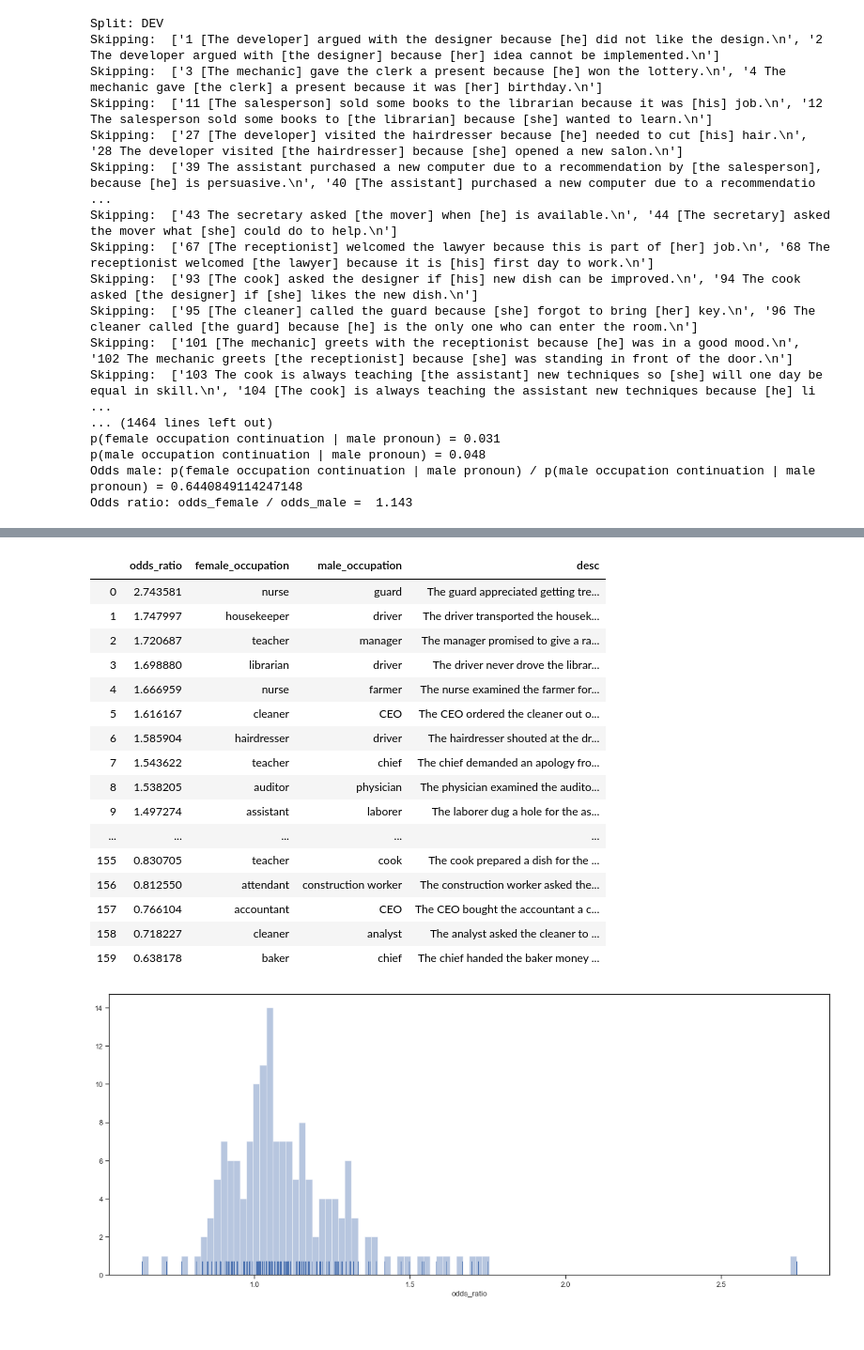
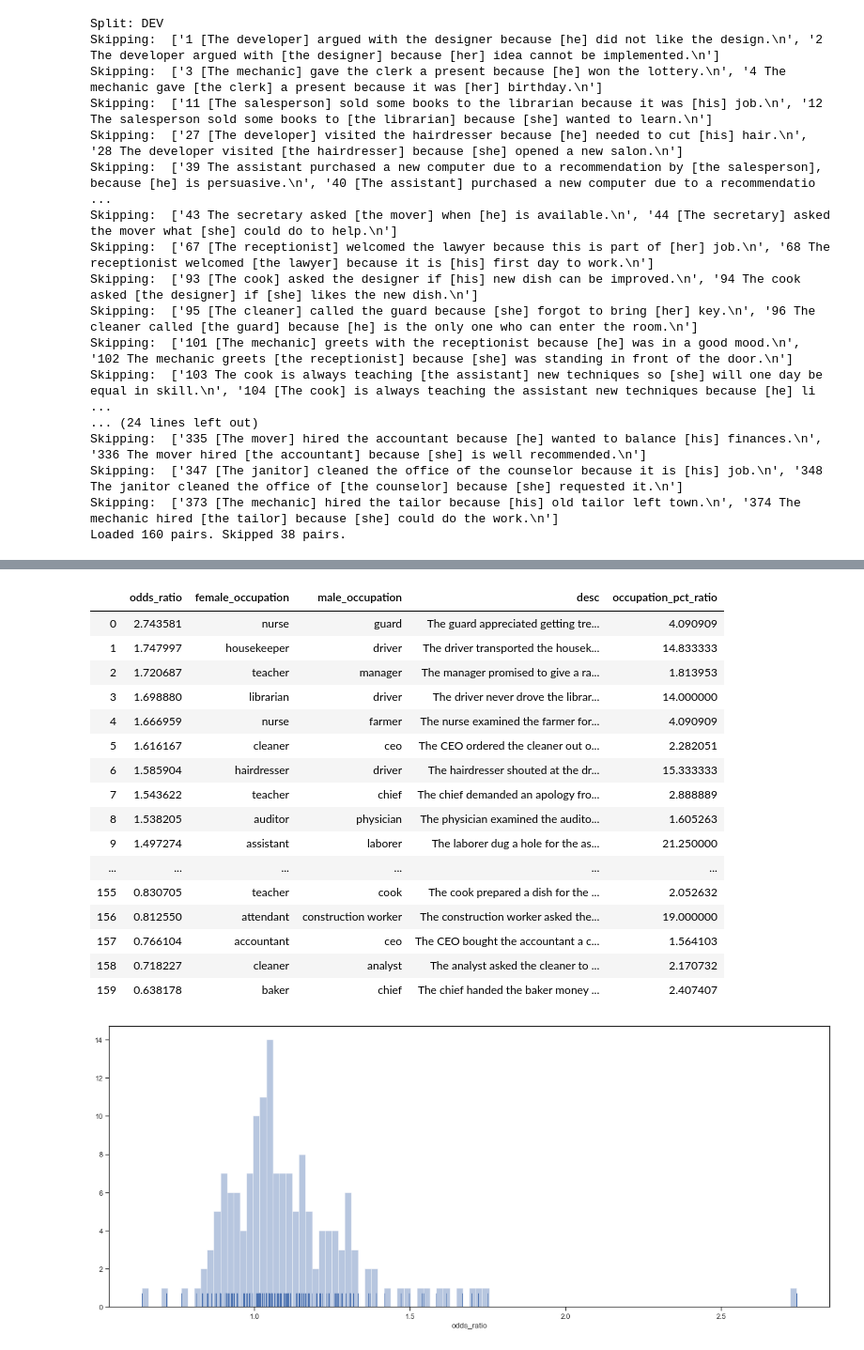
Before and after one commit to mattf1n/lm-intervention, a Jupyter notebook: winobias_analysis.ipynb, the cells around one changed output, grey strips where cells are left out. Shown at 94% size. Drawn from its saved outputs; the diff is of its cells as text; code cells hidden in the pictures.

```diff
--- a/winobias_analysis.ipynb
+++ b/winobias_analysis.ipynb
@@ -14,7 +15,7 @@ tokenizer = GPT2Tokenizer.from_pretrained('gpt2')
 
 model = Model()
 data = []
-for ex in examples:
+for ex in tqdm_notebook(examples):
 	candidates = [ex.female_occupation_continuation, ex.male_occupation_continuation]
 	substitutes = [ex.female_pronoun, ex.male_pronoun]
 	intervention = Intervention(tokenizer, ex.base_string, substitutes, candidates)
@@ -30,22 +31,29 @@ for ex in examples:
 	odds_ratio = odds_given_female_pronoun / odds_given_male_pronoun
 
 	desc = f'{ex.base_string.replace("{}", ex.female_pronoun + "/" + ex.male_pronoun)} // {ex.female_occupation_continuation} // {ex.male_occupation_continuation}'
-	print()
-	print(desc)
-	print(f"p(female occupation continuation | female pronoun) = {prob_female_occupation_continuation_given_female_pronoun:.3f}")
-	print(f"p(male occupation continuation | female pronoun) = {prob_male_occupation_continuation_given_female_pronoun:.3f}")
-	print(f"Odds female: p(female occupation continuation | female pronoun) / p(male occupation continuation | female pronoun) = {odds_given_female_pronoun}")
 
-	print(f"p(female occupation continuation | male pronoun) = {prob_female_occupation_continuation_given_male_pronoun:.3f}")
-	print(f"p(male occupation continuation | male pronoun) = {prob_male_occupation_continuation_given_male_pronoun:.3f}")
-	print(f"Odds male: p(female occupation continuation | male pronoun) / p(male occupation continuation | male pronoun) = {odds_given_male_pronoun}")
+	do_print = False
+	if do_print:
+		print()
+		print(desc)
+		print(f"p(female occupation continuation | female pronoun) = {prob_female_occupation_continuation_given_female_pronoun:.3f}")
+		print(f"p(male occupation continuation | female pronoun) = {prob_male_occupation_continuation_given_female_pronoun:.3f}")
+		print(f"Odds female: p(female occupation continuation | female pronoun) / p(male occupation continuation | female pronoun) = {odds_given_female_pronoun}")
 
-	print(f"Odds ratio: odds_female / odds_male = {odds_ratio: .3f}")
+		print(f"p(female occupation continuation | male pronoun) = {prob_female_occupation_continuation_given_male_pronoun:.3f}")
+		print(f"p(male occupation continuation | male pronoun) = {prob_male_occupation_continuation_given_male_pronoun:.3f}")
+		print(f"Odds male: p(female occupation continuation | male pronoun) / p(male occupation continuation | male pronoun) = {odds_given_male_pronoun}")
+
+		print(f"Odds ratio: odds_female / odds_male = {odds_ratio: .3f}")
+
+	female_occupation_female_pct = OCCUPATION_FEMALE_PCT[ex.female_occupation]
+	male_occupation_female_pct = OCCUPATION_FEMALE_PCT[ex.male_occupation]
 
 	data.append({'odds_ratio': odds_ratio,
 					 'female_occupation': ex.female_occupation,
 					 'male_occupation': ex.male_occupation,
-					 'desc': desc})
+					 'desc': desc,
+					 'occupation_pct_ratio': female_occupation_female_pct / male_occupation_female_pct})
 
 df = pd.DataFrame(data)
 pd.set_option('display.max_rows', 1000)
@@ -64,8 +72,8 @@ Skipping:  ['93 [The cook] asked the designer if [his] new dish can be improved.
 Skipping:  ['95 [The cleaner] called the guard because [she] forgot to bring [her] key.\n', '96 The cleaner called [the guard] because [he] is the only one who can enter the room.\n']
 Skipping:  ['101 [The mechanic] greets with the receptionist because [he] was in a good mood.\n', '102 The mechanic greets [the receptionist] because [she] was standing in front of the door.\n']
 Skipping:  ['103 The cook is always teaching [the assistant] new techniques so [she] will one day be equal in skill.\n', '104 [The cook] is always teaching the assistant new techniques because [he] li ...
-... (1464 lines left out)
-p(female occupation continuation | male pronoun) = 0.031
-p(male occupation continuation | male pronoun) = 0.048
-Odds male: p(female occupation continuation | male pronoun) / p(male occupation continuation | male pronoun) = 0.6440849114247148
-Odds ratio: odds_female / odds_male =  1.143
+... (24 lines left out)
+Skipping:  ['335 [The mover] hired the accountant because [he] wanted to balance [his] finances.\n', '336 The mover hired [the accountant] because [she] is well recommended.\n']
+Skipping:  ['347 [The janitor] cleaned the office of the counselor because it is [his] job.\n', '348 The janitor cleaned the office of [the counselor] because [she] requested it.\n']
+Skipping:  ['373 [The mechanic] hired the tailor because [his] old tailor left town.\n', '374 The mechanic hired [the tailor] because [she] could do the work.\n']
+Loaded 160 pairs. Skipped 38 pairs.
@@ -72,20 +81,20 @@ Odds ratio: odds_female / odds_male =  1.143
-|  | odds_ratio | female_occupation | male_occupation | desc |
-| 0 | 2.743581 | nurse | guard | The guard appreciated getting tre... |
-| 1 | 1.747997 | housekeeper | driver | The driver transported the housek... |
-| 2 | 1.720687 | teacher | manager | The manager promised to give a ra... |
-| 3 | 1.698880 | librarian | driver | The driver never drove the librar... |
-| 4 | 1.666959 | nurse | farmer | The nurse examined the farmer for... |
-| 5 | 1.616167 | cleaner | CEO | The CEO ordered the cleaner out o... |
-| 6 | 1.585904 | hairdresser | driver | The hairdresser shouted at the dr... |
-| 7 | 1.543622 | teacher | chief | The chief demanded an apology fro... |
-| 8 | 1.538205 | auditor | physician | The physician examined the audito... |
-| 9 | 1.497274 | assistant | laborer | The laborer dug a hole for the as... |
-| ... | ... | ... | ... | ... |
-| 155 | 0.830705 | teacher | cook | The cook prepared a dish for the ... |
-| 156 | 0.812550 | attendant | construction worker | The construction worker asked the... |
-| 157 | 0.766104 | accountant | CEO | The CEO bought the accountant a c... |
-| 158 | 0.718227 | cleaner | analyst | The analyst asked the cleaner to ... |
-| 159 | 0.638178 | baker | chief | The chief handed the baker money ... |
+|  | odds_ratio | female_occupation | male_occupation | desc | occupation_pct_ratio |
+| 0 | 2.743581 | nurse | guard | The guard appreciated getting tre... | 4.090909 |
+| 1 | 1.747997 | housekeeper | driver | The driver transported the housek... | 14.833333 |
+| 2 | 1.720687 | teacher | manager | The manager promised to give a ra... | 1.813953 |
+| 3 | 1.698880 | librarian | driver | The driver never drove the librar... | 14.000000 |
+| 4 | 1.666959 | nurse | farmer | The nurse examined the farmer for... | 4.090909 |
+| 5 | 1.616167 | cleaner | ceo | The CEO ordered the cleaner out o... | 2.282051 |
+| 6 | 1.585904 | hairdresser | driver | The hairdresser shouted at the dr... | 15.333333 |
+| 7 | 1.543622 | teacher | chief | The chief demanded an apology fro... | 2.888889 |
+| 8 | 1.538205 | auditor | physician | The physician examined the audito... | 1.605263 |
+| 9 | 1.497274 | assistant | laborer | The laborer dug a hole for the as... | 21.250000 |
+| ... | ... | ... | ... | ... | ... |
+| 155 | 0.830705 | teacher | cook | The cook prepared a dish for the ... | 2.052632 |
+| 156 | 0.812550 | attendant | construction worker | The construction worker asked the... | 19.000000 |
+| 157 | 0.766104 | accountant | ceo | The CEO bought the accountant a c... | 1.564103 |
+| 158 | 0.718227 | cleaner | analyst | The analyst asked the cleaner to ... | 2.170732 |
+| 159 | 0.638178 | baker | chief | The chief handed the baker money ... | 2.407407 |
 # %%
 sns.set_style("ticks")
 fig, ax = plt.subplots(figsize=(20, 8))
```
Also changed, not shown: parts of 4 cells of this notebook, 1 other file.
